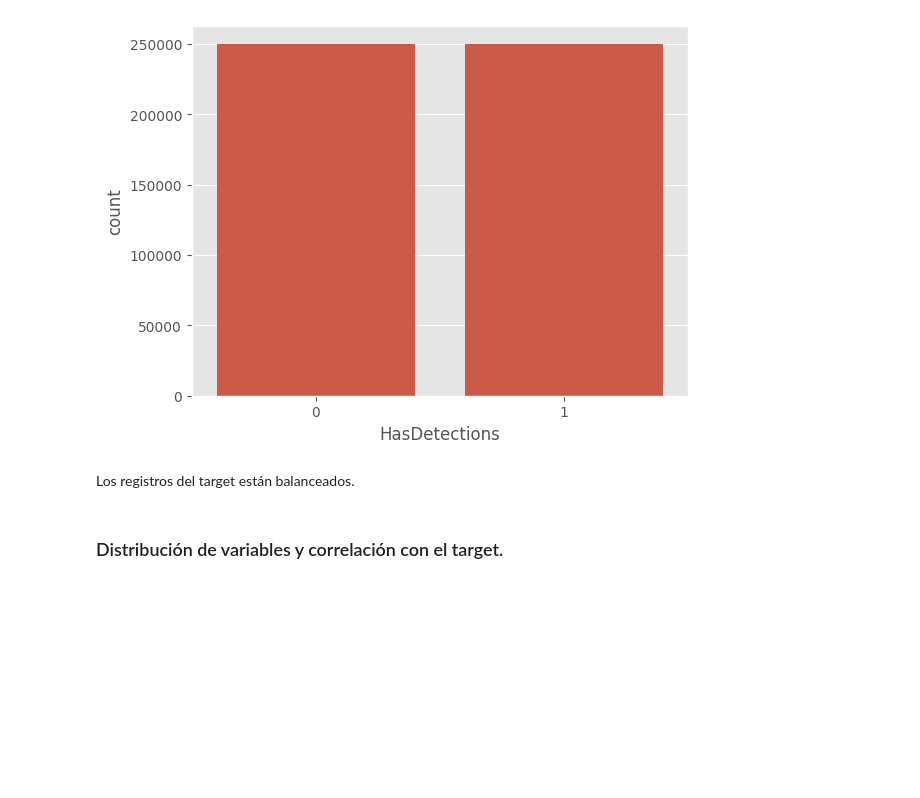
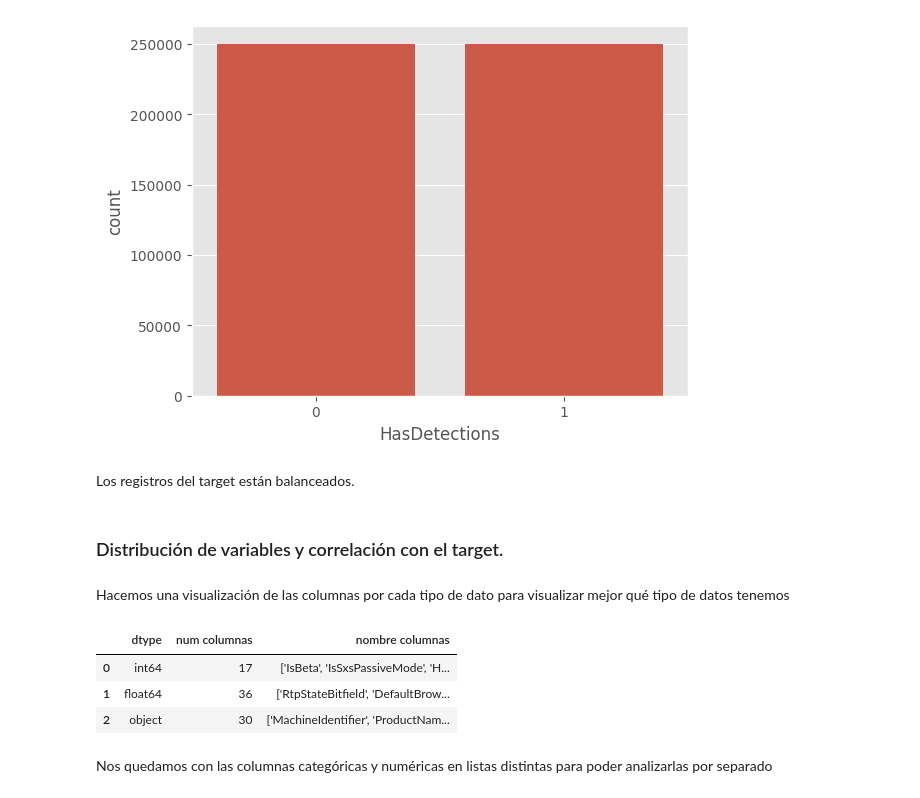
Before and after one commit to Orlan-138/Entregable_MMP, a Jupyter notebook: 0224_SupML_Grupo7.ipynb, the cells around one changed output. Saved outputs shown, nothing was run; the diff lists cells and outputs as text; code cells hidden in the pictures; blank space fills up the shorter version.

```diff
--- a/0224_SupML_Grupo7.ipynb
+++ b/0224_SupML_Grupo7.ipynb
@@ -271,3 +277,23 @@ sns.countplot(data=df_mmp, x='HasDetections');
 Los registros del target están balanceados.
 # %% [markdown]
 ### Distribución de variables y correlación con el target.
+# %% [markdown]
+Hacemos una visualización de las columnas por cada tipo de dato para visualizar mejor qué tipo de datos tenemos
+# %%
+pd.set_option('display.max_colwidth', None)
+
+df_dtypes = df_mmp.columns.groupby(df_mmp.dtypes)
+df_dtypes = pd.DataFrame({
+    'dtype':     list(df_dtypes.keys()),
+    'num columnas': [len(df_dtypes[key])  for key in df_dtypes.keys()],
+    'nombre columnas':   [list(df_dtypes[key]) for key in df_dtypes.keys()],
+})
+df_dtypes = df_dtypes.style.map(lambda x:'text-align: left')
+df_dtypes
+# %% [output]
+|  | dtype | num columnas | nombre columnas |
+| 0 | int64 | 17 | ['IsBeta', 'IsSxsPassiveMode', 'H... |
+| 1 | float64 | 36 | ['RtpStateBitfield', 'DefaultBrow... |
+| 2 | object | 30 | ['MachineIdentifier', 'ProductNam... |
+# %% [markdown]
+Nos quedamos con las columnas categóricas y numéricas en listas distintas para poder analizarlas por separado
```
Also changed, not shown: parts of 10 cells of this notebook, 1 other file.
